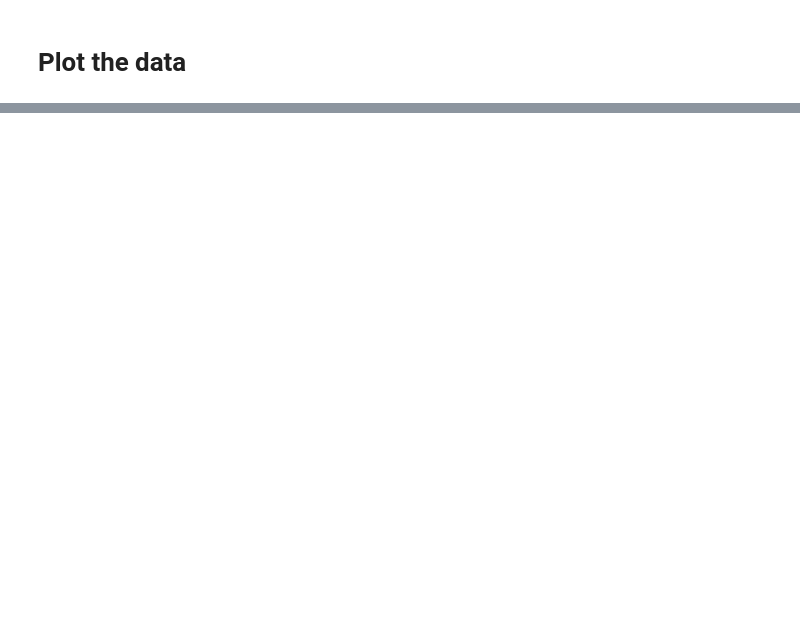
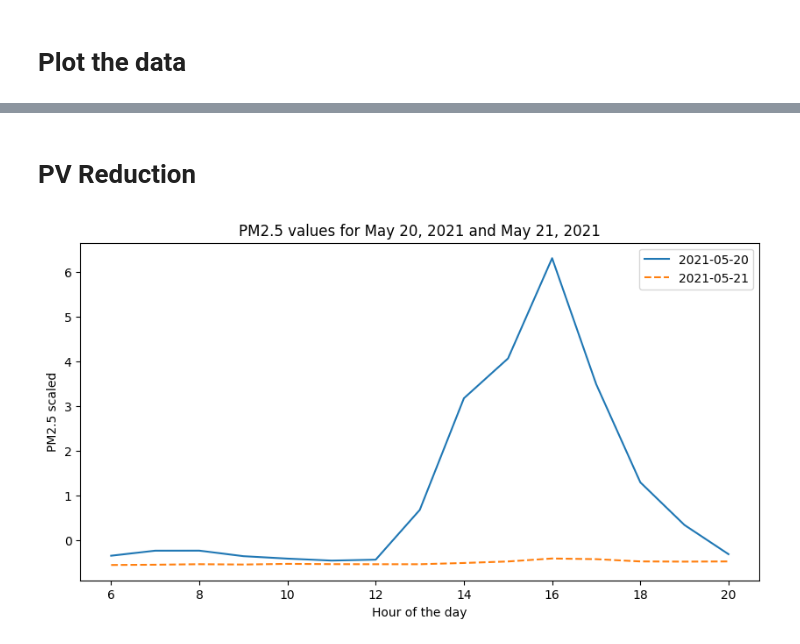
Before and after one commit to jean-paul-calin/wildfire-pv, a Jupyter notebook: toy model 1.ipynb, the cells around one changed output, grey strips where cells are left out. Drawn from its saved outputs; the diff is of its cells as text; code cells hidden in the pictures; blank space fills up the shorter version.

```diff
--- a/toy model 1.ipynb
+++ b/toy model 1.ipynb
@@ -144,0 +100,38 @@ Intercept: -0.9514313599359143
+# %% [markdown]
+# PV Reduction
+# %%
+# First, get the dates from the original DataFrame that correspond to the scaled features
+dates = df.index
+
+# Now create a DataFrame from X_scaled using these dates as the index
+X_scaled_df = pd.DataFrame(X_scaled, index=dates, columns=X.columns)
+
+# Now you can use .loc to select the rows for the date 2021-05-20
+may_20_data = X_scaled_df.loc['2021-05-20']
+may_21_data = X_scaled_df.loc['2021-05-21']
+
+# Plot PM2.5 the date 2021-05-20 and 2021-05-21
+plt.figure(figsize=(10, 5))
+plt.plot(np.arange(6,21,1),may_20_data['PM2.5'].values, label='2021-05-20')
+plt.plot(np.arange(6,21,1),may_21_data['PM2.5'].values, label='2021-05-21', linestyle='--')
+
+plt.title('PM2.5 values for May 20, 2021 and May 21, 2021')
+plt.xlabel('Hour of the day')
+plt.ylabel('PM2.5 scaled')
+plt.legend()
+plt.show()
+
+# Replace 'PM2.5' values on May 20, 2021, with those from May 21, 2021
+# This assumes that there are equal numbers of rows for both dates
+may_20_data['PM2.5'] = may_21_data['PM2.5'].values
+
+# Make predictions for May 20, 2021
+predicted_PV_may_20 = lin.predict(may_20_data)
+
+# Convert the predictions to a Pandas Series
+predicted_PV_may_20 = pd.Series(predicted_PV_may_20, index=actual_PV_may_20.index)
+
+# Extract actual y values for May 20, 2021
+actual_PV_may_20 = df.loc['2021-05-20', pv]
+# %% [output]
+[figure, added]
```
Also changed, not shown: parts of 8 cells of this notebook.
